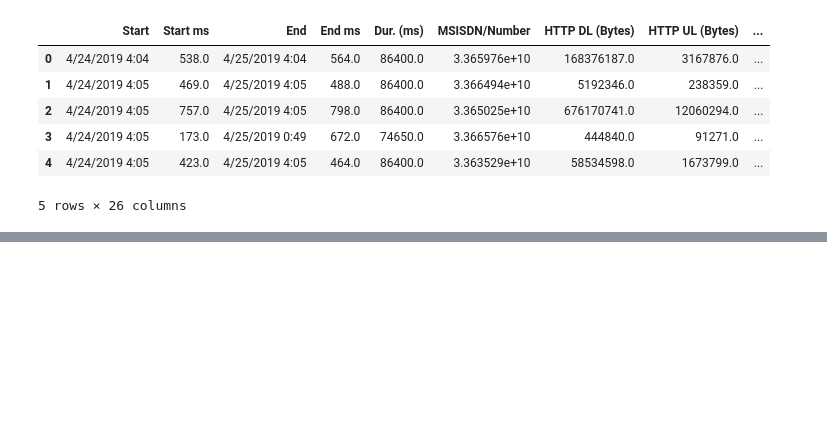
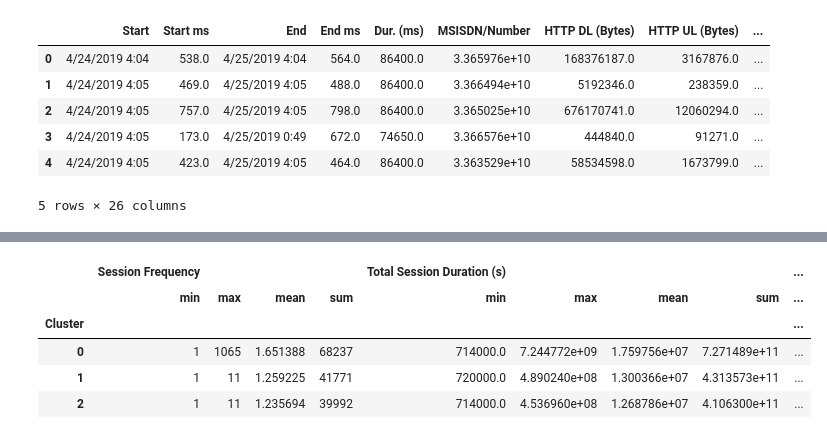
Before and after one commit to melatteshome/User-Analytics-Telecom-Industry, a Jupyter notebook: notebooks/user_engagment_analysis.ipynb, the cells around one changed output, grey strips where cells are left out. Cells and saved outputs as stored; diff of their text form; code cells hidden in the pictures; blank space fills up the shorter version.

```diff
--- a/notebooks/user_engagment_analysis.ipynb
+++ b/notebooks/user_engagment_analysis.ipynb
@@ -197,0 +273,9 @@ top_10_users = user_engagment_metric['Total Data (Bytes)'].nlargest(10)
+# %%
+#cluster the users into three groups based on the user engagement metrics
+kmeans = KMeans(n_clusters=3)
+kmeans.fit(user_engagment_metric)
+user_engagment_metric['Cluster'] = kmeans.predict(user_engagment_metric)
+
+
+print("Customers Classified into 3 Groups of Engagement:")
+print(user_engagment_metric)
@@ -197,0 +300,15 @@ top_10_users = user_engagment_metric['Total Data (Bytes)'].nlargest(10)
+# %%
+cluster_metrics = user_engagment_metric.groupby('Cluster').agg({
+    'Session Frequency': ['min', 'max', 'mean', 'sum'],
+    'Total Session Duration (s)': ['min', 'max', 'mean', 'sum'],
+    'Total Data (Bytes)': ['min', 'max', 'mean', 'sum']
+})
+
+cluster_metrics
+# %% [output]
+|  | Session Frequency |  |  |  | Total Session Duration (s) |  |  |  | ... |
+|  | min | max | mean | sum | min | max | mean | sum | ... |
+| Cluster |  |  |  |  |  |  |  |  | ... |
+| 0 | 1 | 1065 | 1.651388 | 68237 | 714000.0 | 7.244772e+09 | 1.759756e+07 | 7.271489e+11 | ... |
+| 1 | 1 | 11 | 1.259225 | 41771 | 720000.0 | 4.890240e+08 | 1.300366e+07 | 4.313573e+11 | ... |
+| 2 | 1 | 11 | 1.235694 | 39992 | 714000.0 | 4.536960e+08 | 1.268786e+07 | 4.106300e+11 | ... |
```
Also changed, not shown: parts of 14 cells of this notebook.
